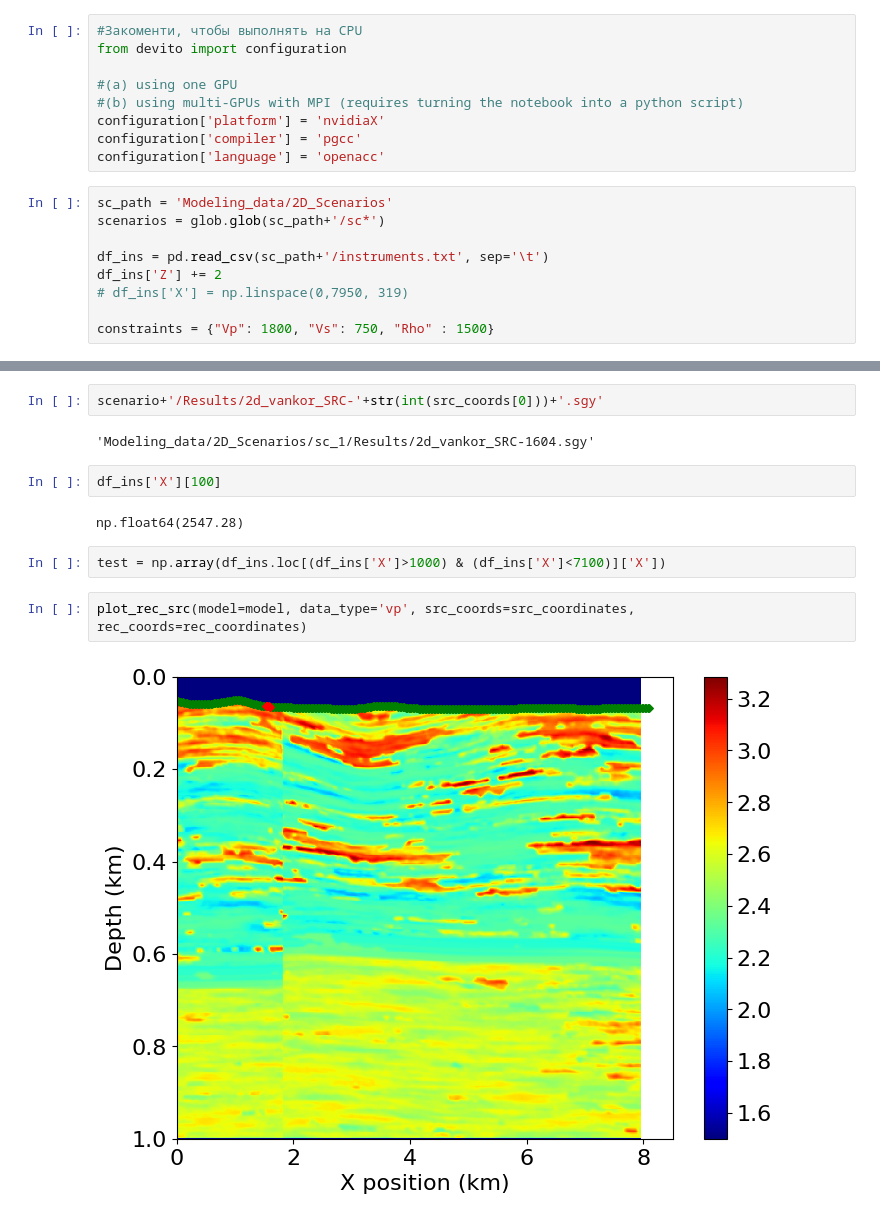
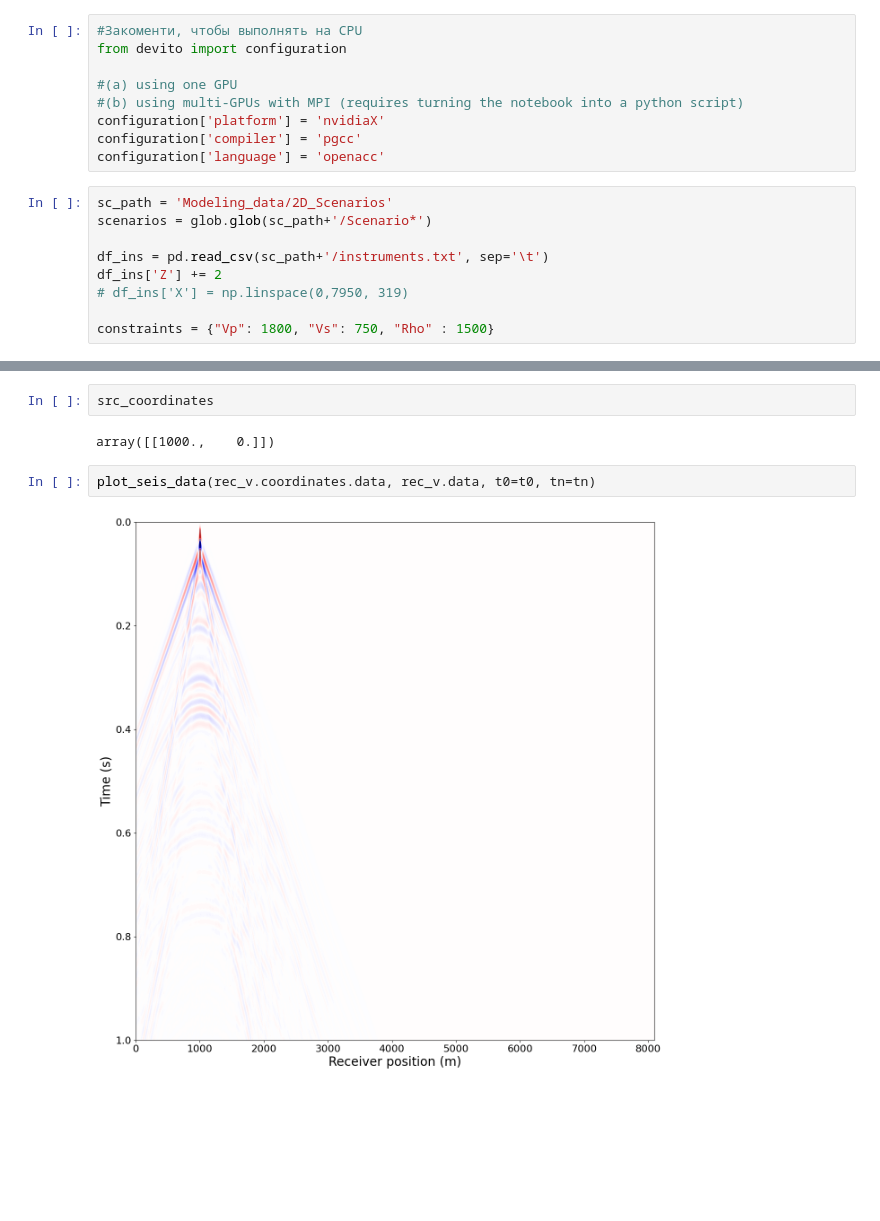
Before and after one commit to spaceswimmer/Seismic_modeling, a Jupyter notebook: WaveSolver.ipynb, the cells around one changed output, grey strips where cells are left out. Drawn from its saved outputs; the diff is of its cells as text; blank space fills up the shorter version.

Commit message:
edited operator module to get results i wanted

```diff
--- a/WaveSolver.ipynb
+++ b/WaveSolver.ipynb
@@ -23,7 +23,7 @@ configuration['compiler'] = 'pgcc'
 configuration['language'] = 'openacc'
 # %%
 sc_path = 'Modeling_data/2D_Scenarios'
-scenarios = glob.glob(sc_path+'/sc*')
+scenarios = glob.glob(sc_path+'/Scenario*')
 
 df_ins = pd.read_csv(sc_path+'/instruments.txt', sep='\t')
 df_ins['Z'] += 2
@@ -143,14 +145,8 @@ Operator `ForwardElastic` ran in 1.15 s
-# %%
-scenario+'/Results/2d_vankor_SRC-'+str(int(src_coords[0]))+'.sgy'
-# %% [output]
-'Modeling_data/2D_Scenarios/sc_1/Results/2d_vankor_SRC-1604.sgy'
-# %%
-df_ins['X'][100]
-# %% [output]
-np.float64(2547.28)
-# %%
-test = np.array(df_ins.loc[(df_ins['X']>1000) & (df_ins['X']<7100)]['X'])
-# %%
-plot_rec_src(model=model, data_type='vp', src_coords=src_coordinates, rec_coords=rec_coordinates)
-# %% [output]
-[figure, removed]
+# %%
+src_coordinates
+# %% [output]
+array([[1000.,    0.]])
+# %%
+plot_seis_data(rec_v.coordinates.data, rec_v.data, t0=t0, tn=tn)
+# %% [output]
+[figure, added]
```
Also changed, not shown: parts of 3 cells of this notebook, 5 other files.
